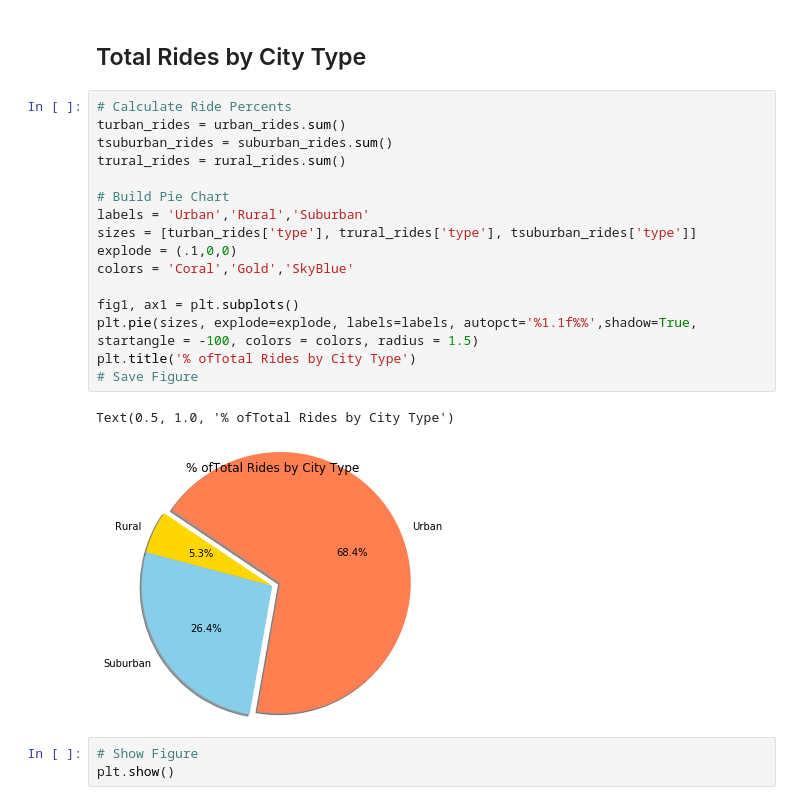
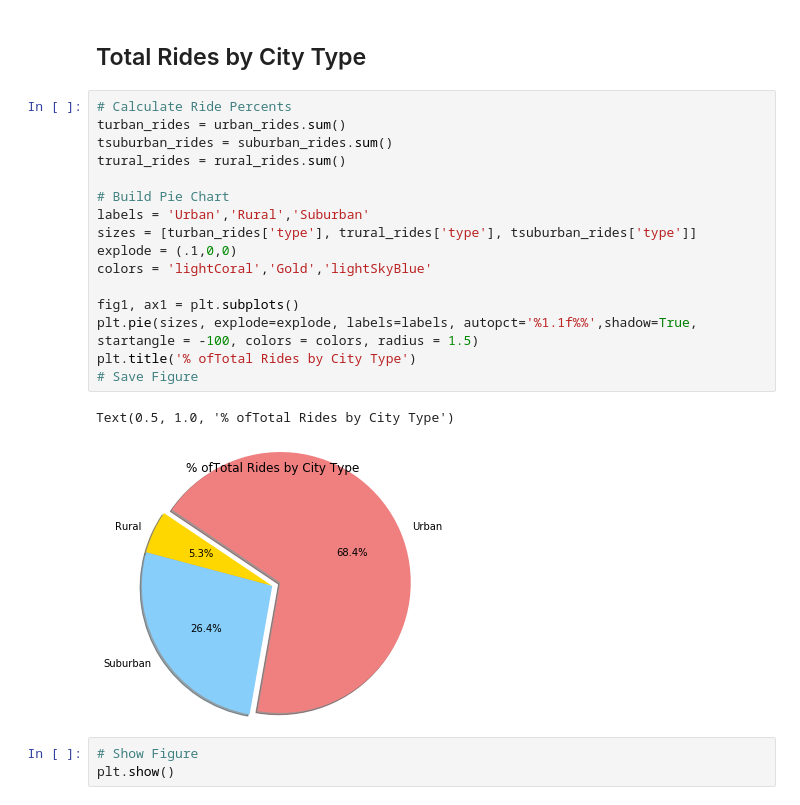
Before and after one commit to Dshashek/Pyber, a Jupyter notebook: Pyber/pyber_starter.ipynb, the cells around one changed output. Saved outputs shown, nothing was run; the diff lists cells and outputs as text.

```diff
--- a/Pyber/pyber_starter.ipynb
+++ b/Pyber/pyber_starter.ipynb
@@ -128,22 +128,22 @@ plt.show()
 # %%
 # Calculate Ride Percents
 turban_rides = urban_rides.sum()
 tsuburban_rides = suburban_rides.sum()
 trural_rides = rural_rides.sum()
 
 # Build Pie Chart
 labels = 'Urban','Rural','Suburban'
 sizes = [turban_rides['type'], trural_rides['type'], tsuburban_rides['type']]
 explode = (.1,0,0)
-colors = 'Coral','Gold','SkyBlue'
+colors = 'lightCoral','Gold','lightSkyBlue'
 
 fig1, ax1 = plt.subplots()
 plt.pie(sizes, explode=explode, labels=labels, autopct='%1.1f%%',shadow=True, startangle = -100, colors = colors, radius = 1.5)
 plt.title('% ofTotal Rides by City Type')
 # Save Figure
 # %% [output]
 Text(0.5, 1.0, '% ofTotal Rides by City Type')
-[figure, old version]
+[figure, new version]
 # %%
 # Show Figure
 plt.show()
```
Also changed, not shown: parts of 2 cells of this notebook.
